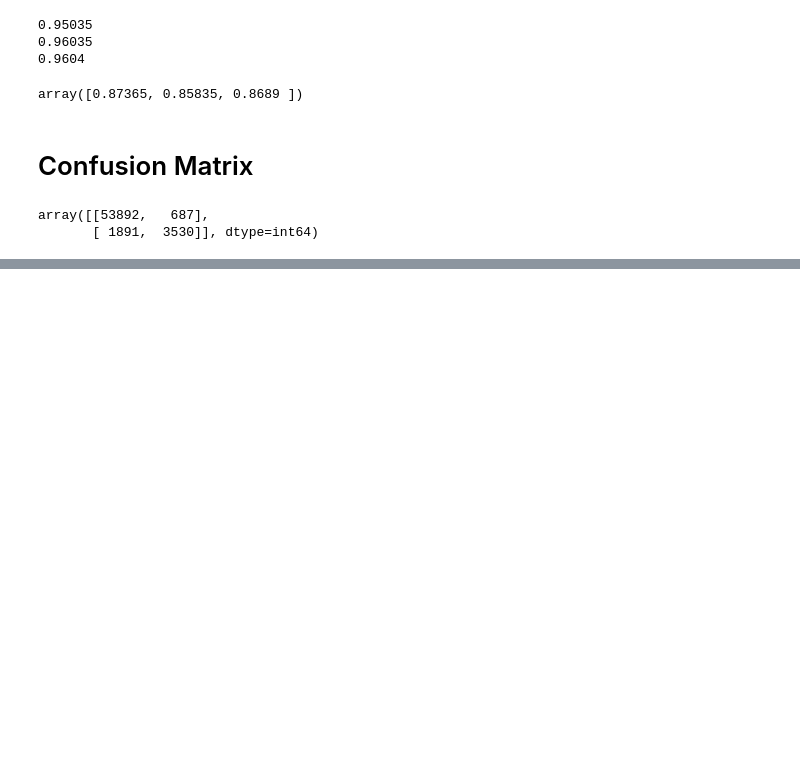
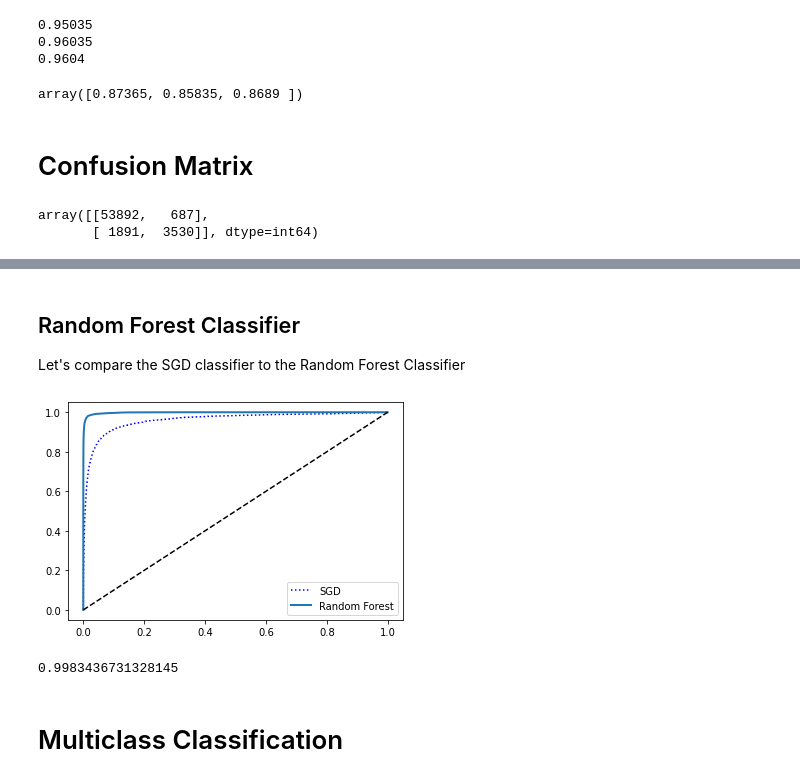
Before and after one commit to alexandreLamarre/Digit-recognition-CNN, a Jupyter notebook: digitsCNN.ipynb, the cells around one changed output, grey strips where cells are left out. Cells and saved outputs as stored; diff of their text form; code cells hidden in the pictures; blank space fills up the shorter version.

Commit message:
PR/ROC comparisons for binary classifications

```diff
--- a/digitsCNN.ipynb
+++ b/digitsCNN.ipynb
@@ -102,0 +203,25 @@ array([[53892,   687],
+# %% [markdown]
+## Random Forest Classifier
+
+Let's compare the SGD classifier to the Random Forest Classifier
+# %%
+from sklearn.ensemble import RandomForestClassifier
+
+forest_clf = RandomForestClassifier(random_state = 42)
+y_probas_forest = cross_val_predict(forest_clf, X_train, y_train_5, cv = 3, method = "predict_proba")
+# %%
+y_scores_forest = y_probas_forest[:,1]
+fpr_forest, tpr_forest, thresholds_forest = roc_curve(y_train_5, y_scores_forest)
+
+plt.plot(fpr, tpr, "b:", label = "SGD")
+plot_roc_curve(fpr_forest, tpr_forest, "Random Forest")
+plt.legend(loc = "lower right")
+plt.show()
+# %% [output]
+[figure, added]
+# %%
+roc_auc_score(y_train_5, y_scores_forest)
+# %% [output]
+0.9983436731328145
+# %% [markdown]
+# Multiclass Classification
```
Also changed, not shown: parts of 18 cells of this notebook.
